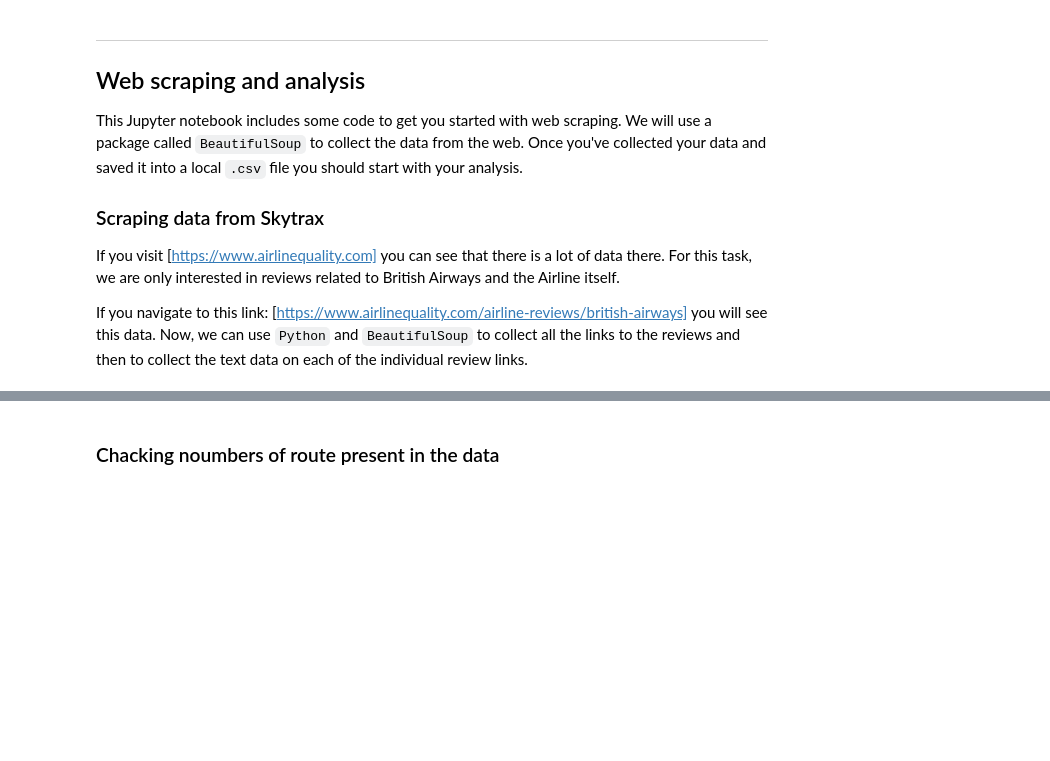
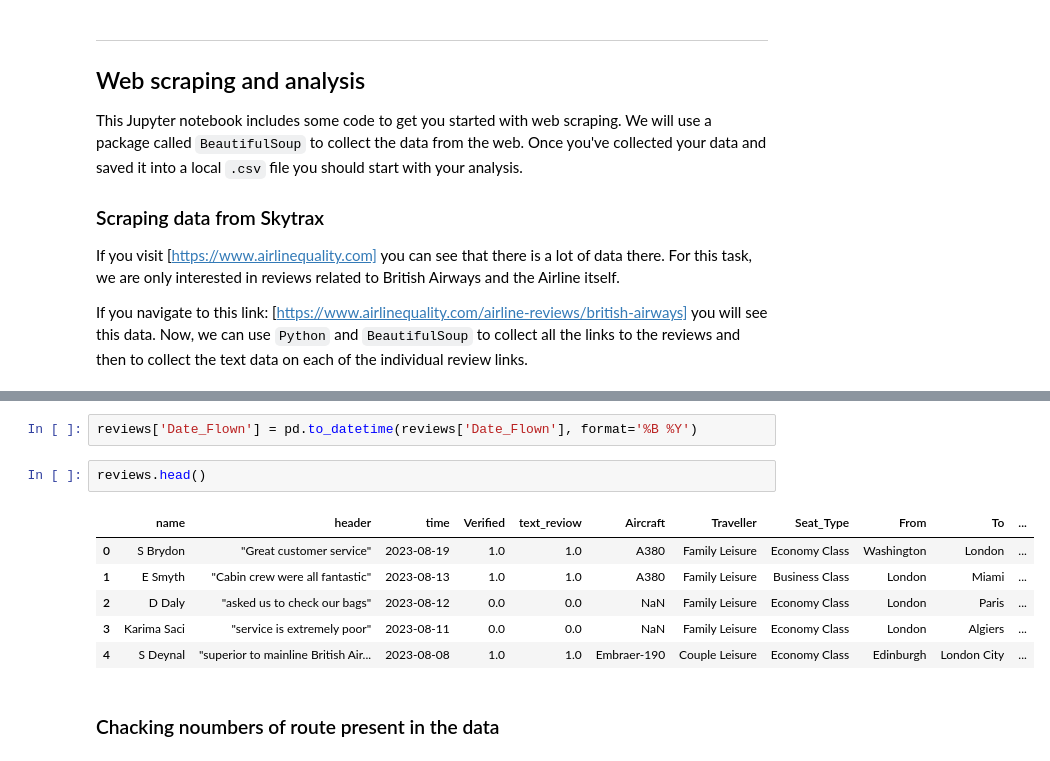
Before and after one commit to codewithawr/British-Airways-Projects, a Jupyter notebook: Task-1-Web scraping/getting_started.ipynb, the cells around one changed output, grey strips where cells are left out. Drawn from its saved outputs; the diff is of its cells as text; blank space fills up the shorter version.

```diff
--- a/Task-1-Web scraping/getting_started.ipynb
+++ b/Task-1-Web scraping/getting_started.ipynb
@@ -75,3 +110,14 @@ reviews.head(1)
+# %%
+reviews['Date_Flown'] = pd.to_datetime(reviews['Date_Flown'], format='%B %Y')
+# %%
+reviews.head()
+# %% [output]
+|  | name | header | time | Verified | text_reviow | Aircraft | Traveller | Seat_Type | From | To | ... |
+| 0 | S Brydon | "Great customer service" | 2023-08-19 | 1.0 | 1.0 | A380 | Family Leisure | Economy Class | Washington | London | ... |
+| 1 | E Smyth | "Cabin crew were all fantastic" | 2023-08-13 | 1.0 | 1.0 | A380 | Family Leisure | Business Class | London | Miami | ... |
+| 2 | D Daly | "asked us to check our bags" | 2023-08-12 | 0.0 | 0.0 | NaN | Family Leisure | Economy Class | London | Paris | ... |
+| 3 | Karima Saci | "service is extremely poor" | 2023-08-11 | 0.0 | 0.0 | NaN | Family Leisure | Economy Class | London | Algiers | ... |
+| 4 | S Deynal | "superior to mainline British Air... | 2023-08-08 | 1.0 | 1.0 | Embraer-190 | Couple Leisure | Economy Class | Edinburgh | London City | ... |
 # %% [markdown]
 ### Chacking noumbers of route present in the data
 # %%
```
Also changed, not shown: parts of 18 cells of this notebook.
